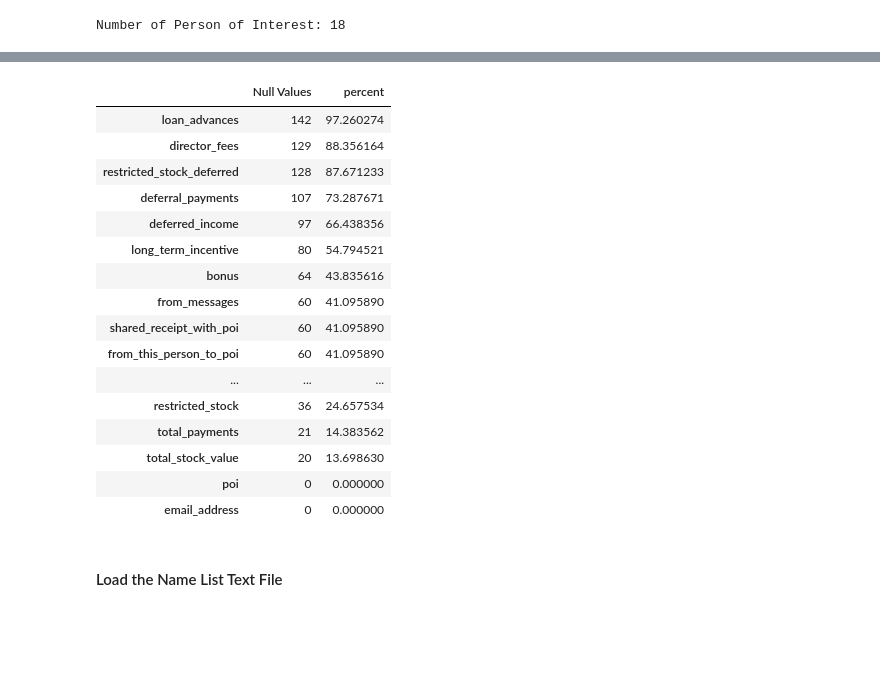
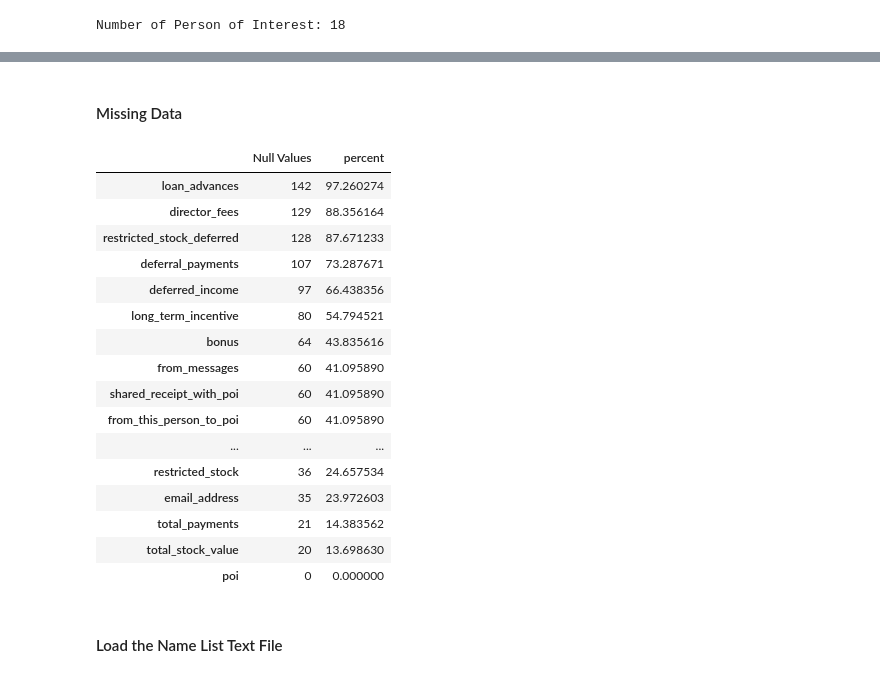
Before and after one commit to cliferraren/udacity_ML, a Jupyter notebook: projects/datasets_questions/EnronDataset.ipynb, the cells around one changed output, grey strips where cells are left out. Cells and saved outputs as stored; diff of their text form; code cells hidden in the pictures; blank space fills up the shorter version.

Commit message:
Missing email addresses

```diff
--- a/projects/datasets_questions/EnronDataset.ipynb
+++ b/projects/datasets_questions/EnronDataset.ipynb
@@ -47,0 +50,2 @@ enron[:5]
+# %%
+df = pd.read_csv('../final_project/enron.csv', index_col='Unnamed: 0')
@@ -92,27 +106,28 @@ enron.describe()
+# %% [markdown]
+#### Missing Data
 # %%
-nul = enron.isna().sum()
-per = enron.isna().mean()*100
+nul = df.isna().sum()
+per = df.isna().mean()*100
 missing = pd.DataFrame({'Null Values':nul, 'percent':per})
+missing.sort_values(by='Null Values', ascending=False)
+# %% [output]
+|  | Null Values | percent |
+| loan_advances | 142 | 97.260274 |
+| director_fees | 129 | 88.356164 |
+| restricted_stock_deferred | 128 | 87.671233 |
+| deferral_payments | 107 | 73.287671 |
+| deferred_income | 97 | 66.438356 |
+| long_term_incentive | 80 | 54.794521 |
+| bonus | 64 | 43.835616 |
+| from_messages | 60 | 41.095890 |
+| shared_receipt_with_poi | 60 | 41.095890 |
+| from_this_person_to_poi | 60 | 41.095890 |
+| ... | ... | ... |
+| restricted_stock | 36 | 24.657534 |
+| email_address | 35 | 23.972603 |
+| total_payments | 21 | 14.383562 |
+| total_stock_value | 20 | 13.698630 |
+| poi | 0 | 0.000000 |
-# %%
-missing.sort_values(by='Null Values', ascending=False)
-# %% [output]
-|  | Null Values | percent |
-| loan_advances | 142 | 97.260274 |
-| director_fees | 129 | 88.356164 |
-| restricted_stock_deferred | 128 | 87.671233 |
-| deferral_payments | 107 | 73.287671 |
-| deferred_income | 97 | 66.438356 |
-| long_term_incentive | 80 | 54.794521 |
-| bonus | 64 | 43.835616 |
-| from_messages | 60 | 41.095890 |
-| shared_receipt_with_poi | 60 | 41.095890 |
-| from_this_person_to_poi | 60 | 41.095890 |
-| ... | ... | ... |
-| restricted_stock | 36 | 24.657534 |
-| total_payments | 21 | 14.383562 |
-| total_stock_value | 20 | 13.698630 |
-| poi | 0 | 0.000000 |
-| email_address | 0 | 0.000000 |
 # %% [markdown]
 #### Load the Name List Text File
 # %%
```
Also changed, not shown: parts of 18 cells of this notebook, 1 other file.
